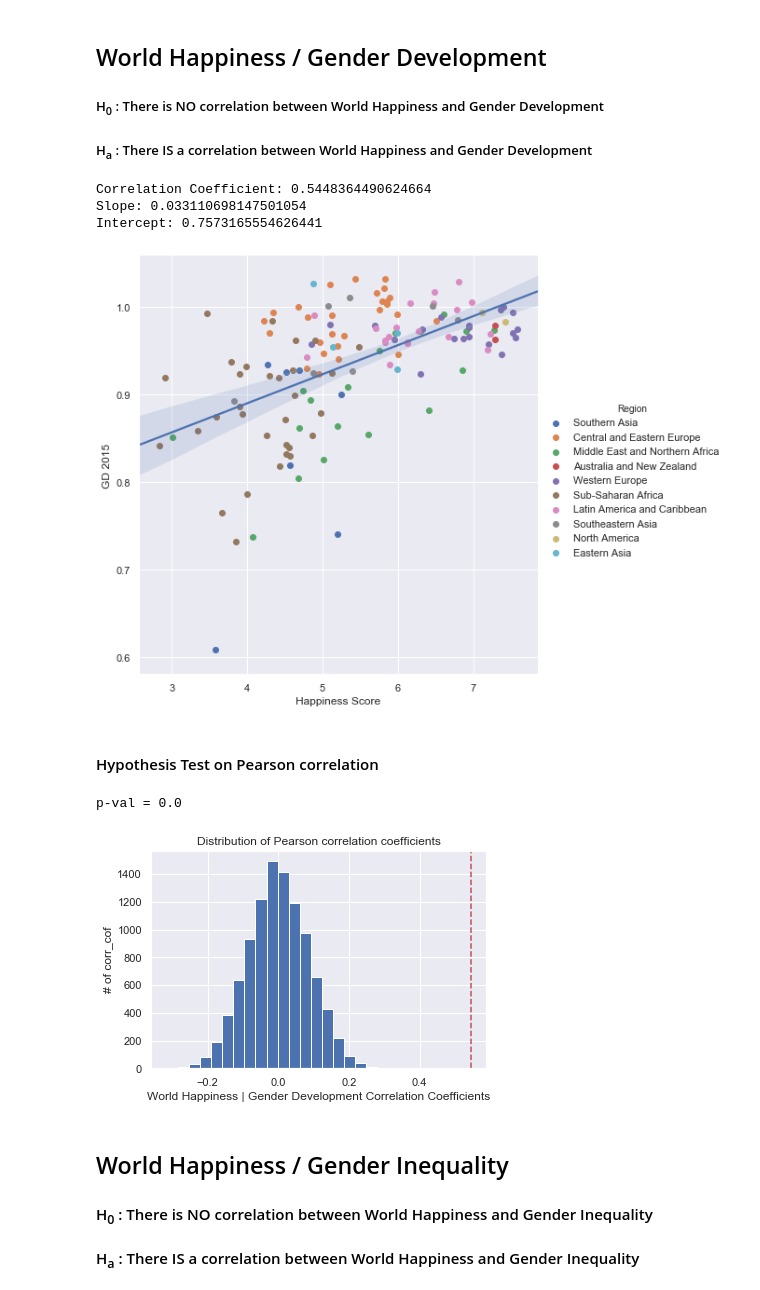
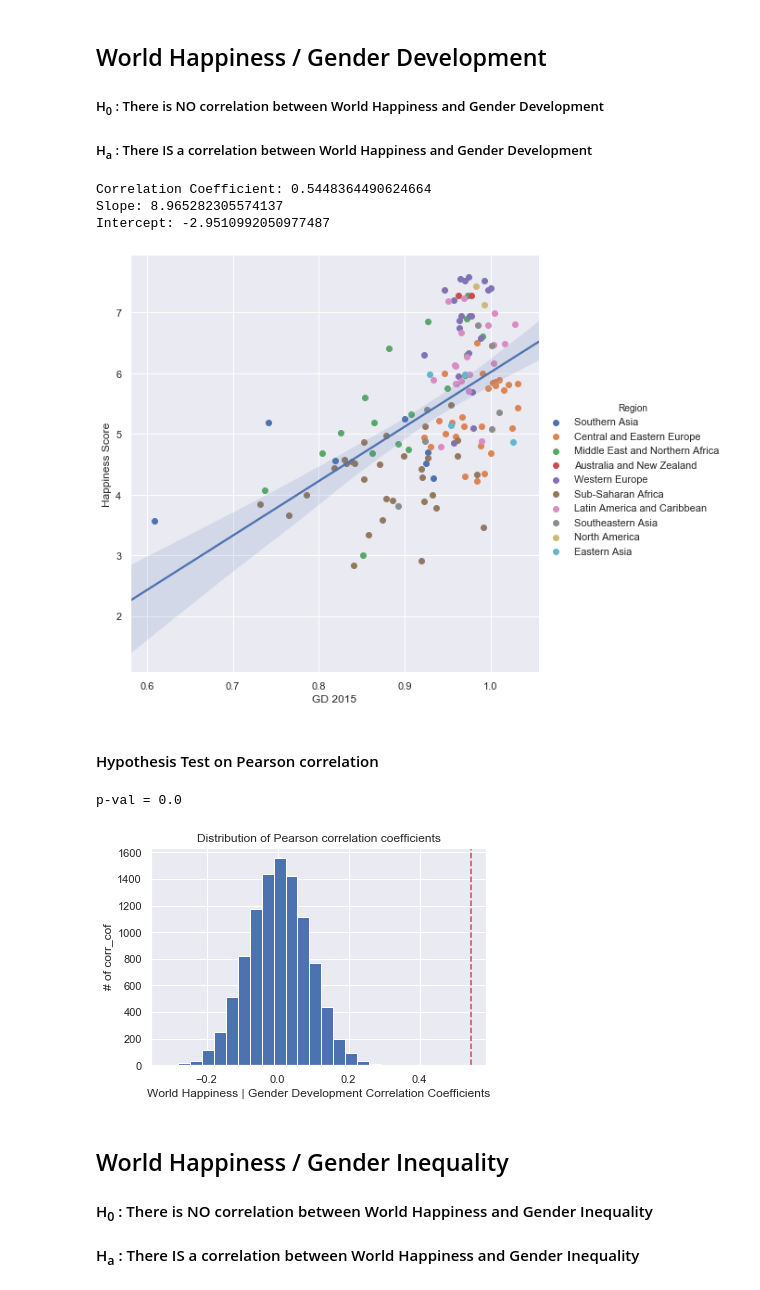
Before and after one commit to nina-driver/Springboard-Capstone-Project-1, a Jupyter notebook: Statistical Data Analysis.ipynb, the cells around one changed output. Saved outputs shown, nothing was run; the diff lists cells and outputs as text; code cells hidden in the pictures.

```diff
--- a/Statistical Data Analysis.ipynb
+++ b/Statistical Data Analysis.ipynb
@@ -71,24 +71,24 @@ def corr_p_value(x, y, label, boolean='greater', n=10000):
 ##### H<sub>0</sub> : There is NO correlation between World Happiness and Gender Development
 ##### H<sub>a</sub> : There IS a correlation between World Happiness and Gender Development
 # %%
-sns.FacetGrid(wh_gdgi, hue="Region", height=7).map(plt.scatter, "Happiness Score", "GD 2015").add_legend()
-sns.regplot(x="Happiness Score", y="GD 2015", data=wh_gdgi, scatter=False)
+sns.FacetGrid(wh_gdgi, hue="Region", height=7).map(plt.scatter, "GD 2015","Happiness Score").add_legend()
+sns.regplot(x="GD 2015", y="Happiness Score", data=wh_gdgi, scatter=False)
 
-print('Correlation Coefficient:', corr_cof(wh2015,gd2015))
+print('Correlation Coefficient:', corr_cof(gd2015,wh2015))
 
-leastsquares(wh2015,gd2015)
+leastsquares(gd2015,wh2015)
 # %% [output]
 Correlation Coefficient: 0.5448364490624664
-Slope: 0.033110698147501054
-Intercept: 0.7573165554626441
+Slope: 8.965282305574137
+Intercept: -2.9510992050977487
-[figure, old version]
+[figure, new version]
 # %% [markdown]
 #### Hypothesis Test on Pearson correlation
 # %%
-corr_p_value(wh2015, gd2015, 'World Happiness | Gender Development')
+corr_p_value(gd2015, wh2015, 'World Happiness | Gender Development')
 # %% [output]
 p-val = 0.0
-[figure, old version]
+[figure, new version]
 # %% [markdown]
 ## World Happiness / Gender Inequality
 
```
Also changed, not shown: parts of 6 cells of this notebook.
